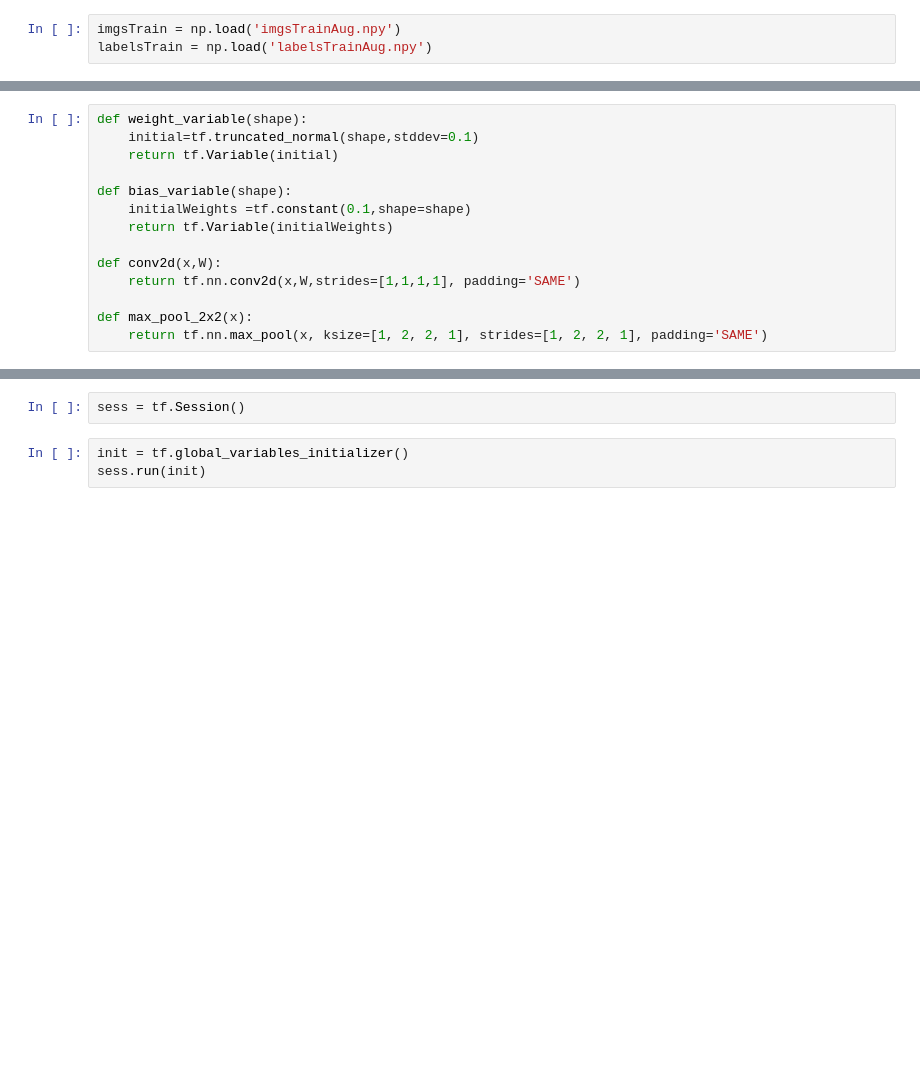
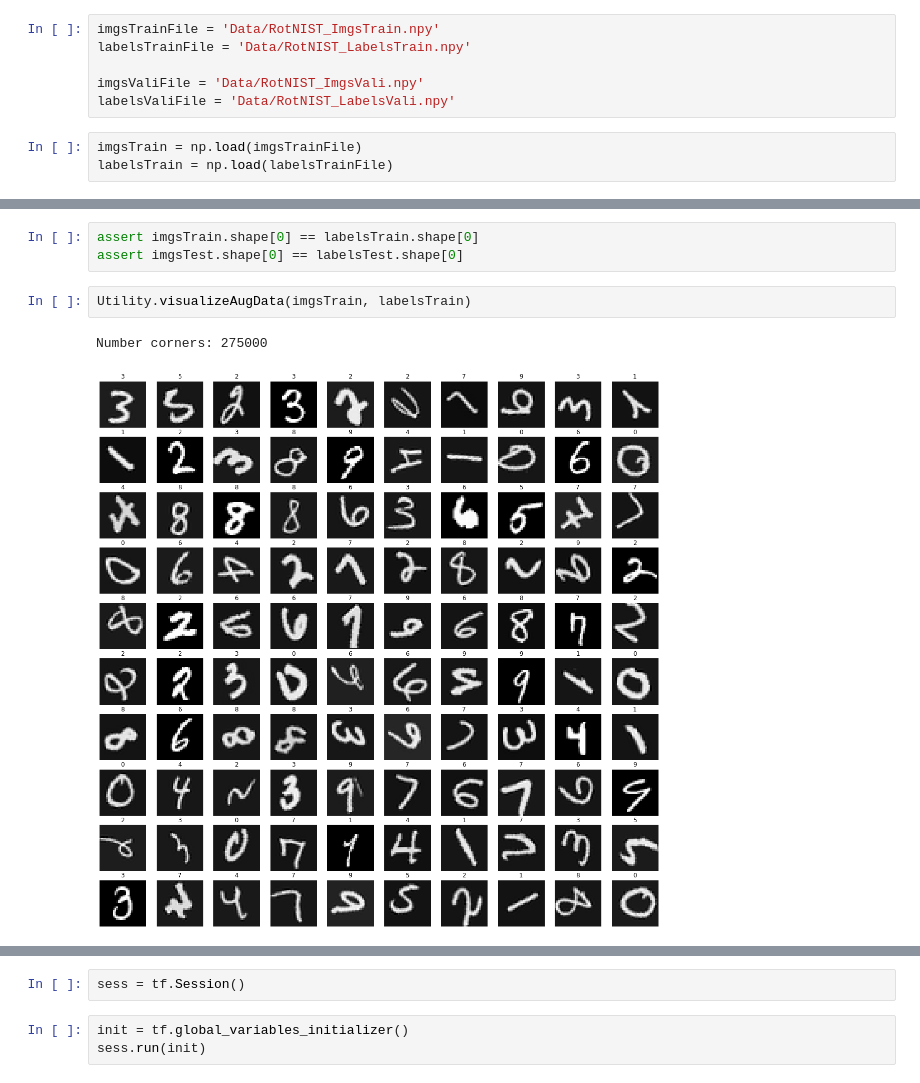
Before and after one commit to AnkaChan/STN-MNIST-Recognition, a Jupyter notebook: RegularCNN.ipynb, the cells around one changed output, grey strips where cells are left out. Drawn from its saved outputs; the diff is of its cells as text; blank space fills up the shorter version.

```diff
--- a/RegularCNN.ipynb
+++ b/RegularCNN.ipynb
@@ -10,3 +17,9 @@ dataName = 'Aug'
+# %%
+imgsTrainFile = 'Data/RotNIST_ImgsTrain.npy'
+labelsTrainFile = 'Data/RotNIST_LabelsTrain.npy'
+
+imgsValiFile = 'Data/RotNIST_ImgsVali.npy'
+labelsValiFile = 'Data/RotNIST_LabelsVali.npy'
 # %%
-imgsTrain = np.load('imgsTrainAug.npy')
-labelsTrain = np.load('labelsTrainAug.npy')
+imgsTrain = np.load(imgsTrainFile)
+labelsTrain = np.load(labelsTrainFile)
@@ -35,14 +50,8 @@ labelsTest.shape
-# %%
-def weight_variable(shape):
-	initial=tf.truncated_normal(shape,stddev=0.1)
-	return tf.Variable(initial)
-
-def bias_variable(shape):
-	initialWeights =tf.constant(0.1,shape=shape)
-	return tf.Variable(initialWeights)
-
-def conv2d(x,W):
-	return tf.nn.conv2d(x,W,strides=[1,1,1,1], padding='SAME')
-
-def max_pool_2x2(x):
-	return tf.nn.max_pool(x, ksize=[1, 2, 2, 1], strides=[1, 2, 2, 1], padding='SAME')
+# %%
+assert imgsTrain.shape[0] == labelsTrain.shape[0]
+assert imgsTest.shape[0] == labelsTest.shape[0]
+# %%
+Utility.visualizeAugData(imgsTrain, labelsTrain)
+# %% [output]
+Number corners: 275000
+[figure, added]
```
Also changed, not shown: parts of 20 cells of this notebook, 16 other files.
